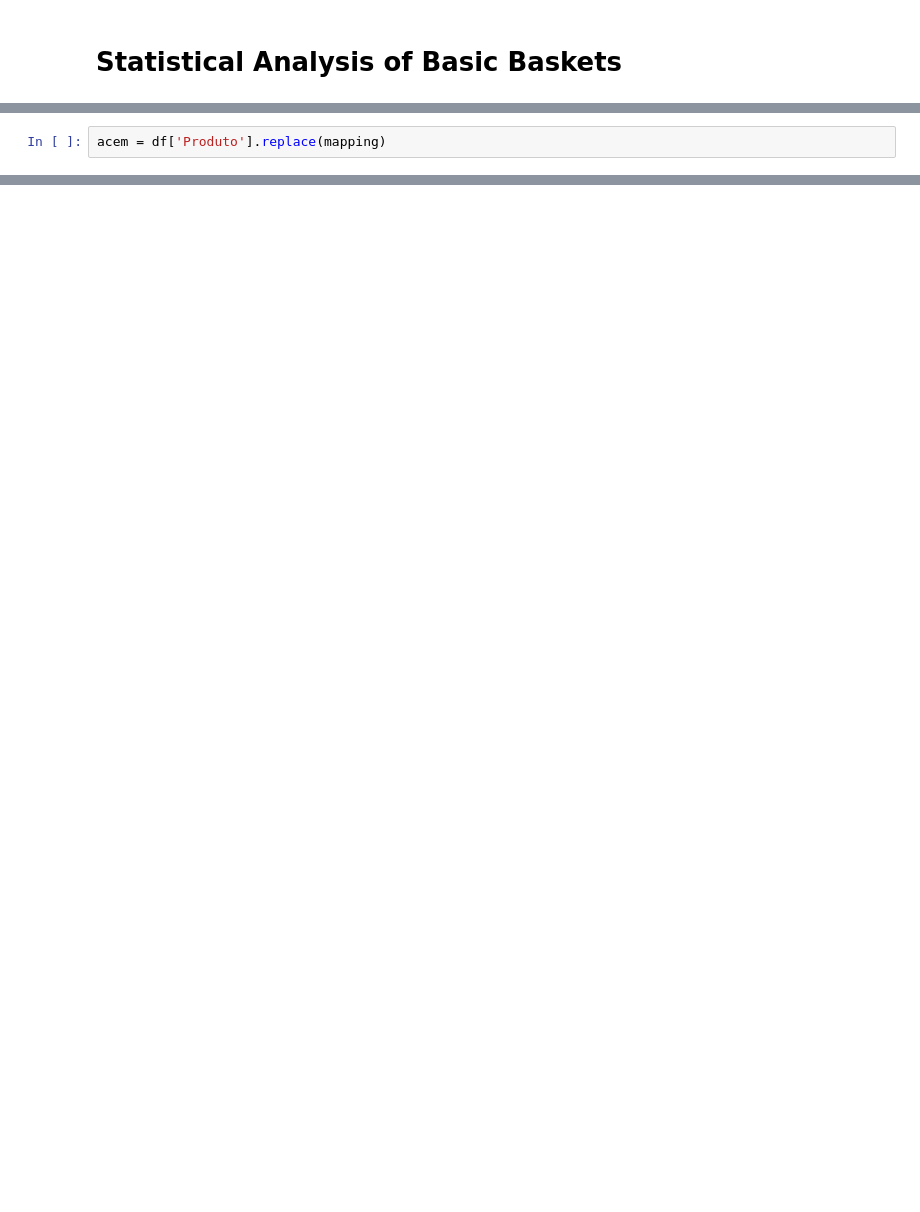
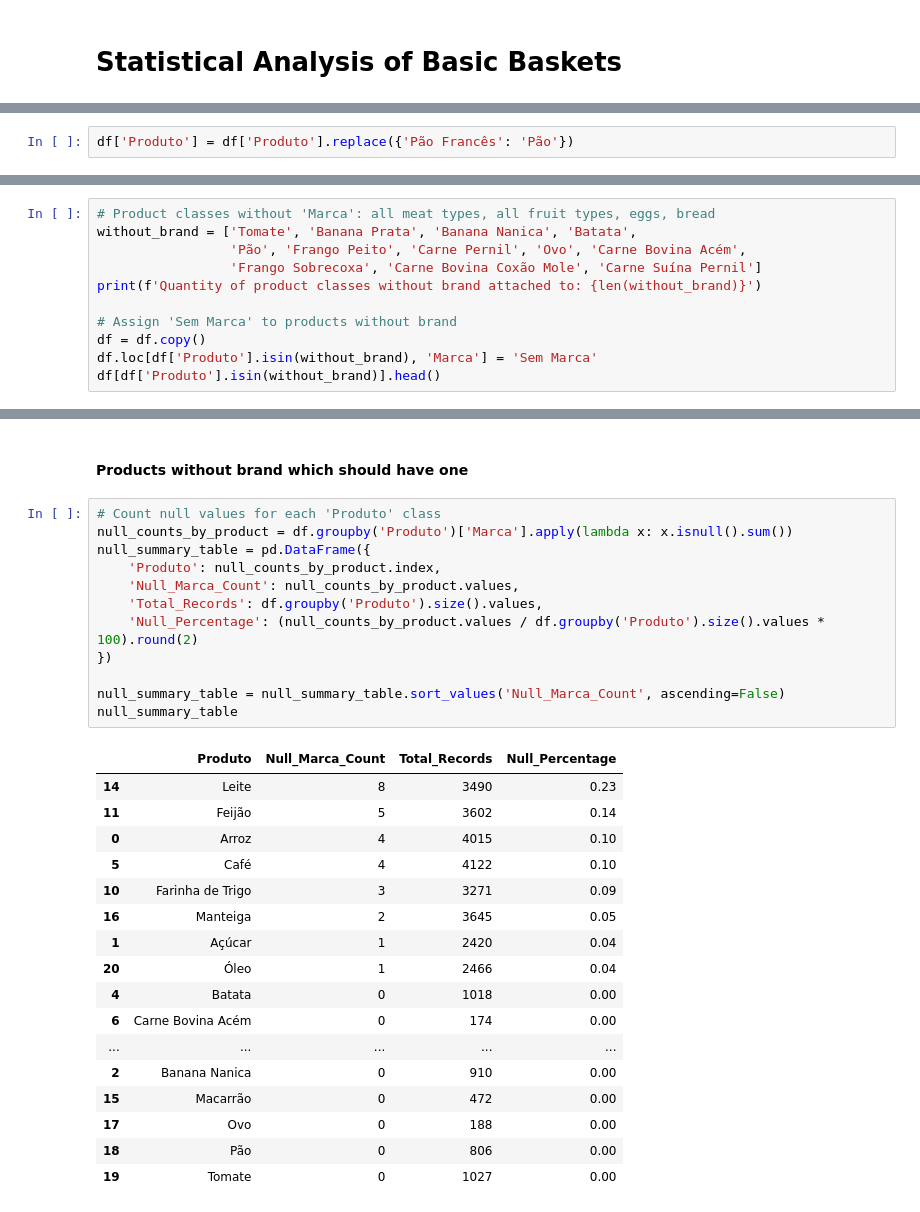
Before and after one commit to gusdorio/SupervisedExploration, a Jupyter notebook: statistical_analysis.ipynb, the cells around one changed output, grey strips where cells are left out. Cells and saved outputs as stored; diff of their text form; blank space fills up the shorter version.

```diff
--- a/statistical_analysis.ipynb
+++ b/statistical_analysis.ipynb
@@ -288,2 +164,2 @@ mapping = {k: "Carne Bovina Acém" for k in ['Carne Acém', 'Carne Acem', 'Carne
 # %%
-acem = df['Produto'].replace(mapping)
+df['Produto'] = df['Produto'].replace({'Pão Francês': 'Pão'})
@@ -299,0 +274,11 @@ array(['Leite', 'Tomate', 'Arroz', 'Feijão', 'Açúcar', 'Manteiga', 'Óleo',
+# %%
+# Product classes without 'Marca': all meat types, all fruit types, eggs, bread
+without_brand = ['Tomate', 'Banana Prata', 'Banana Nanica', 'Batata',
+                 'Pão', 'Frango Peito', 'Carne Pernil', 'Ovo', 'Carne Bovina Acém',
+                 'Frango Sobrecoxa', 'Carne Bovina Coxão Mole', 'Carne Suína Pernil']
+print(f'Quantity of product classes without brand attached to: {len(without_brand)}')
+
+# Assign 'Sem Marca' to products without brand
+df = df.copy()
+df.loc[df['Produto'].isin(without_brand), 'Marca'] = 'Sem Marca'
+df[df['Produto'].isin(without_brand)].head()
@@ -299,0 +293,32 @@ array(['Leite', 'Tomate', 'Arroz', 'Feijão', 'Açúcar', 'Manteiga', 'Óleo',
+# %% [markdown]
+#### Products without brand which should have one
+# %%
+# Count null values for each 'Produto' class
+null_counts_by_product = df.groupby('Produto')['Marca'].apply(lambda x: x.isnull().sum())
+null_summary_table = pd.DataFrame({
+    'Produto': null_counts_by_product.index,
+    'Null_Marca_Count': null_counts_by_product.values,
+    'Total_Records': df.groupby('Produto').size().values,
+    'Null_Percentage': (null_counts_by_product.values / df.groupby('Produto').size().values * 100).round(2)
+})
+
+null_summary_table = null_summary_table.sort_values('Null_Marca_Count', ascending=False)
+null_summary_table
+# %% [output]
+|  | Produto | Null_Marca_Count | Total_Records | Null_Percentage |
+| 14 | Leite | 8 | 3490 | 0.23 |
+| 11 | Feijão | 5 | 3602 | 0.14 |
+| 0 | Arroz | 4 | 4015 | 0.10 |
+| 5 | Café | 4 | 4122 | 0.10 |
+| 10 | Farinha de Trigo | 3 | 3271 | 0.09 |
+| 16 | Manteiga | 2 | 3645 | 0.05 |
+| 1 | Açúcar | 1 | 2420 | 0.04 |
+| 20 | Óleo | 1 | 2466 | 0.04 |
+| 4 | Batata | 0 | 1018 | 0.00 |
+| 6 | Carne Bovina Acém | 0 | 174 | 0.00 |
+| ... | ... | ... | ... | ... |
+| 2 | Banana Nanica | 0 | 910 | 0.00 |
+| 15 | Macarrão | 0 | 472 | 0.00 |
+| 17 | Ovo | 0 | 188 | 0.00 |
+| 18 | Pão | 0 | 806 | 0.00 |
+| 19 | Tomate | 0 | 1027 | 0.00 |
```
Also changed, not shown: parts of 57 cells of this notebook, 2 other files.
